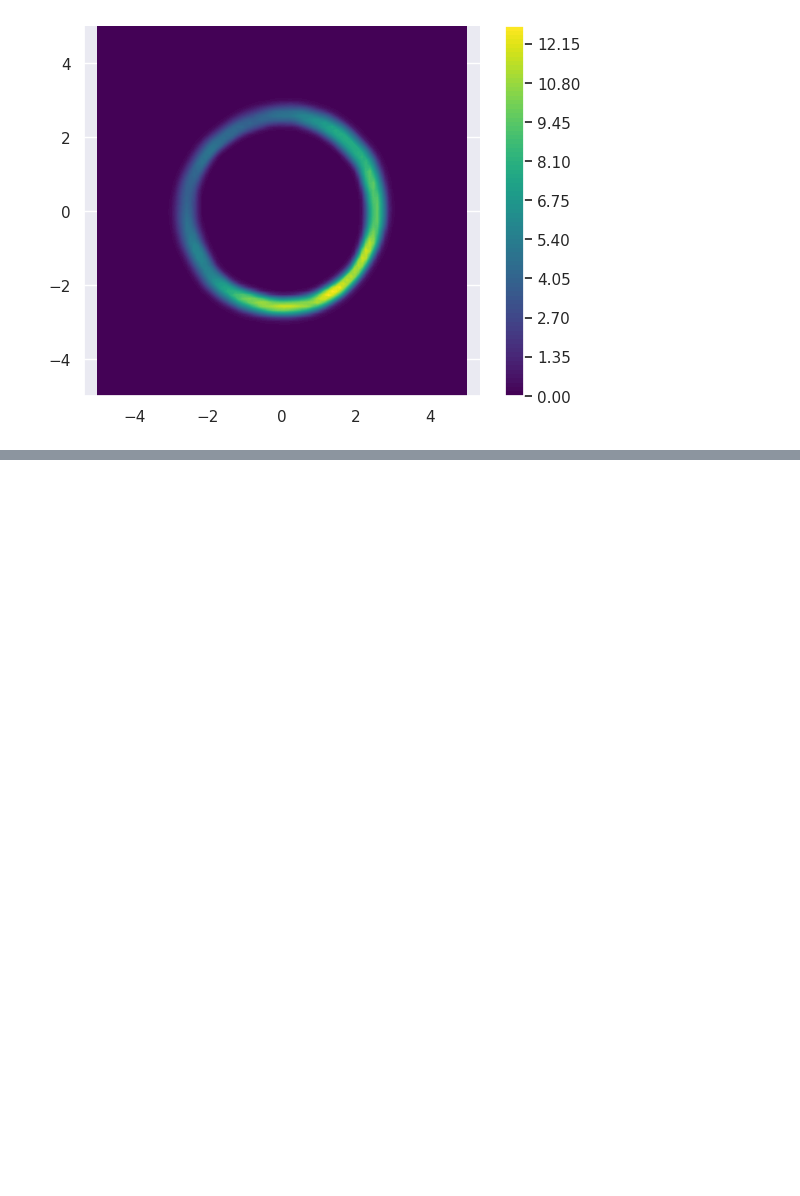
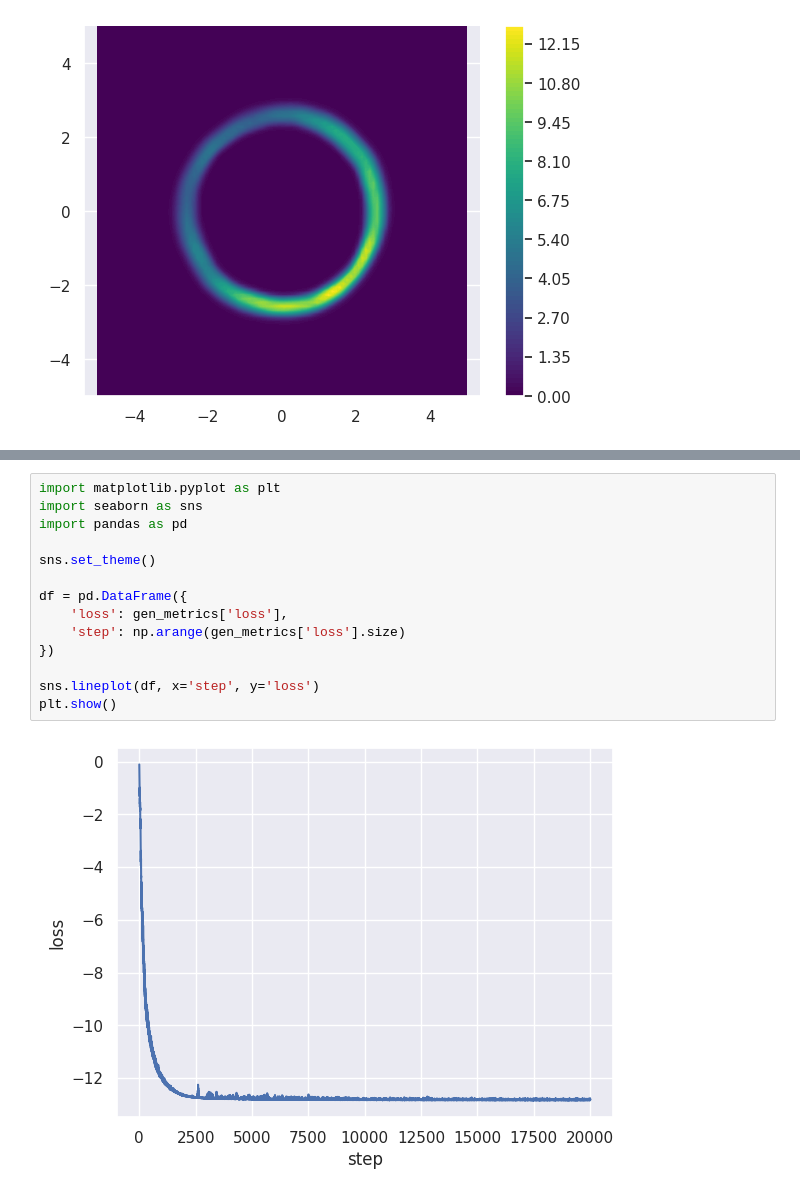
Before and after one commit to DylanCope/jax-neural-density-estimation, a Jupyter notebook: diffusion_pdf.ipynb, the cells around one changed output, grey strips where cells are left out. Saved outputs shown, nothing was run; the diff lists cells and outputs as text; blank space fills up the shorter version.

```diff
--- a/diffusion_pdf.ipynb
+++ b/diffusion_pdf.ipynb
@@ -234,0 +315,16 @@ plt.gca().spines["right"].set_visible(False)
+# %%
+import matplotlib.pyplot as plt
+import seaborn as sns
+import pandas as pd
+
+sns.set_theme()
+
+df = pd.DataFrame({
+    'loss': gen_metrics['loss'],
+    'step': np.arange(gen_metrics['loss'].size)
+})
+
+sns.lineplot(df, x='step', y='loss')
+plt.show()
+# %% [output]
+[figure, added]
```
Also changed, not shown: parts of 8 cells of this notebook.
